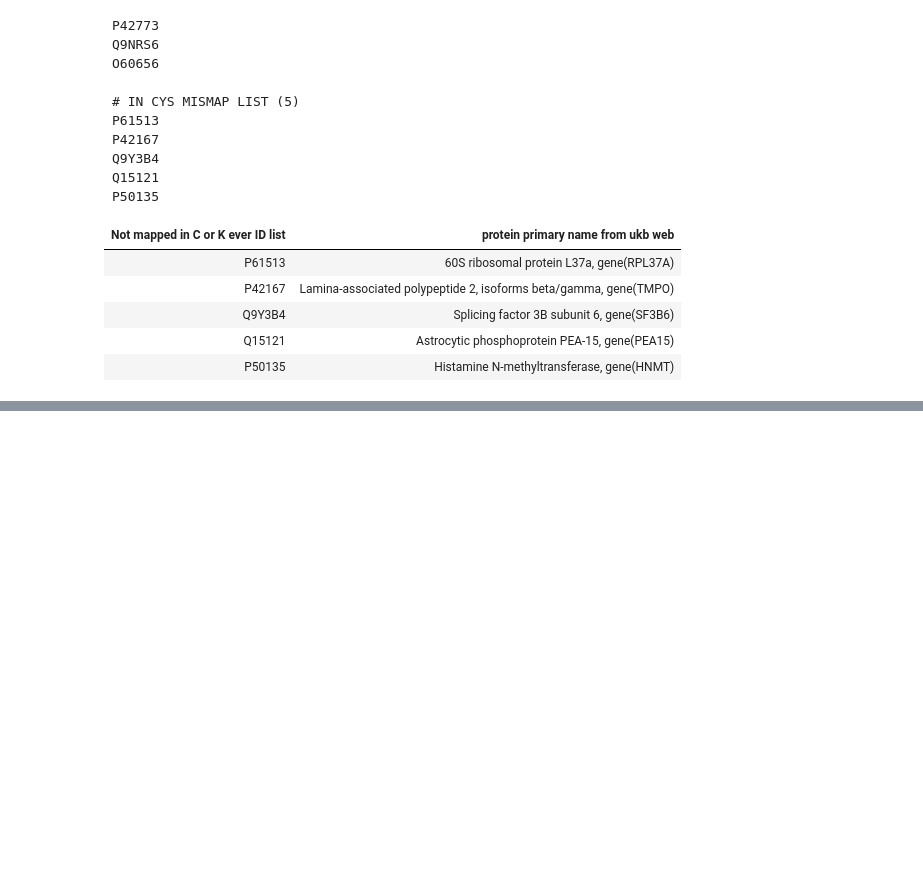
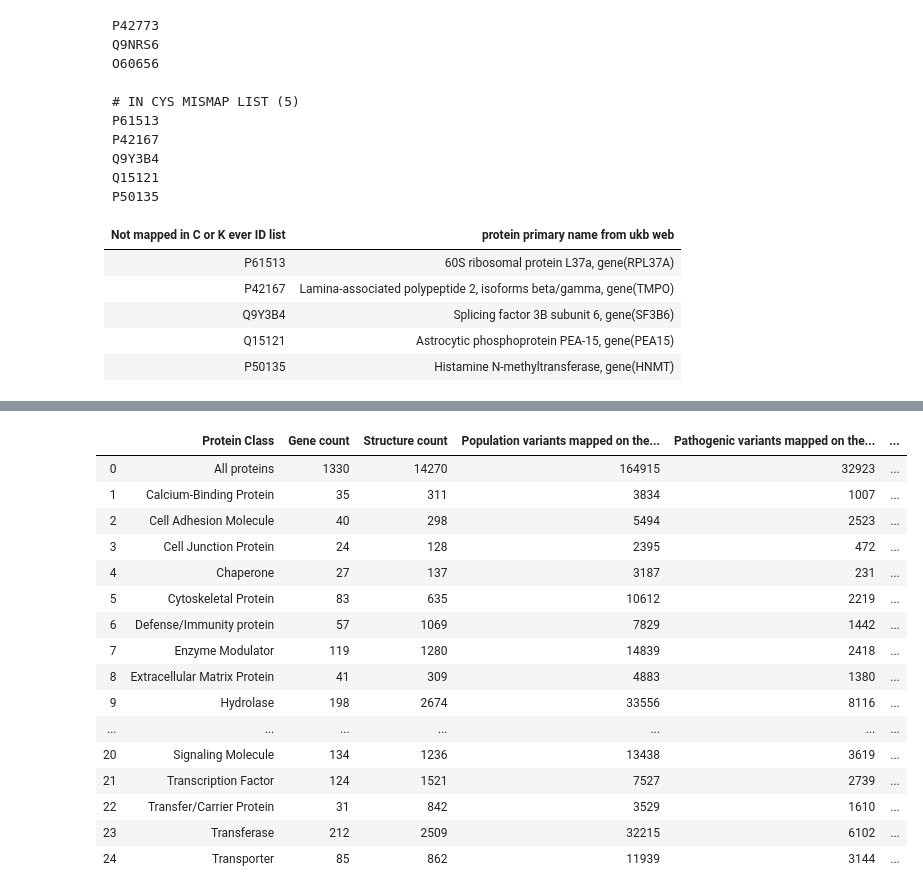
Before and after one commit to Mfpfox/MAPPING, a Jupyter notebook: G19_11_23_PIE_3963UKBIDs.ipynb, the cells around one changed output, grey strips where cells are left out. Saved outputs shown, nothing was run; the diff lists cells and outputs as text; code cells hidden in the pictures; blank space fills up the shorter version.

Commit message:
panther project for 3953 uniprot proteins

```diff
--- a/G19_11_23_PIE_3963UKBIDs.ipynb
+++ b/G19_11_23_PIE_3963UKBIDs.ipynb
@@ -269,0 +396,22 @@ P50135
+# %%
+# miscast 24 protein classes for 1330 genes
+miscast = pd.read_csv("/Users/mariapalafox/Desktop/myMAP_notes/MISCAST_BROAD/miscast_24Protein_classes.csv")
+miscast
+# %% [output]
+|  | Protein Class | Gene count | Structure count | Population variants mapped on the... | Pathogenic variants mapped on the... | ... |
+| 0 | All proteins | 1330 | 14270 | 164915 | 32923 | ... |
+| 1 | Calcium-Binding Protein | 35 | 311 | 3834 | 1007 | ... |
+| 2 | Cell Adhesion Molecule | 40 | 298 | 5494 | 2523 | ... |
+| 3 | Cell Junction Protein | 24 | 128 | 2395 | 472 | ... |
+| 4 | Chaperone | 27 | 137 | 3187 | 231 | ... |
+| 5 | Cytoskeletal Protein | 83 | 635 | 10612 | 2219 | ... |
+| 6 | Defense/Immunity protein | 57 | 1069 | 7829 | 1442 | ... |
+| 7 | Enzyme Modulator | 119 | 1280 | 14839 | 2418 | ... |
+| 8 | Extracellular Matrix Protein | 41 | 309 | 4883 | 1380 | ... |
+| 9 | Hydrolase | 198 | 2674 | 33556 | 8116 | ... |
+| ... | ... | ... | ... | ... | ... | ... |
+| 20 | Signaling Molecule | 134 | 1236 | 13438 | 3619 | ... |
+| 21 | Transcription Factor | 124 | 1521 | 7527 | 2739 | ... |
+| 22 | Transfer/Carrier Protein | 31 | 842 | 3529 | 1610 | ... |
+| 23 | Transferase | 212 | 2509 | 32215 | 6102 | ... |
+| 24 | Transporter | 85 | 862 | 11939 | 3144 | ... |
```
Also changed, not shown: parts of 44 cells of this notebook.
